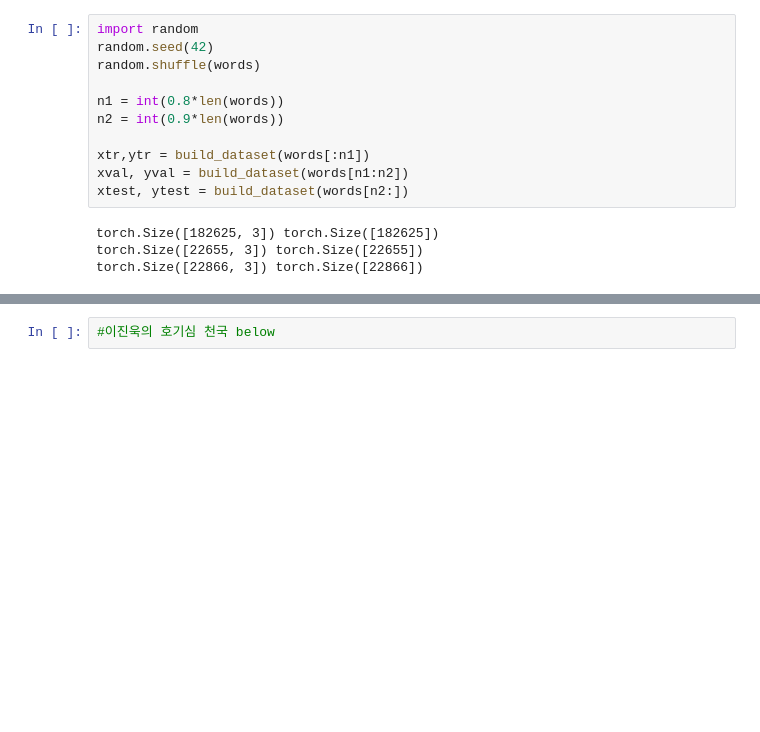
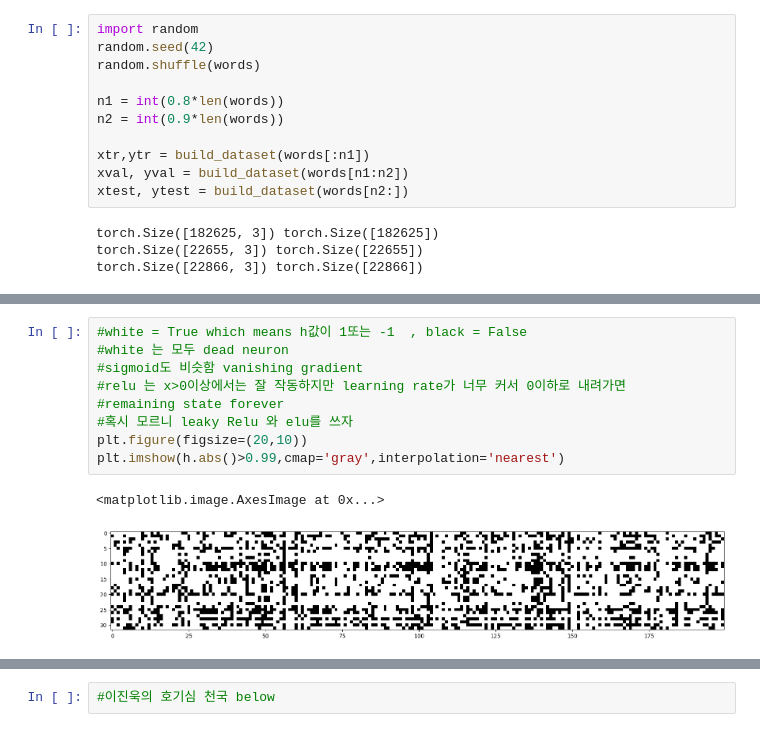
Before and after one commit to jinuk0211/python-ML, a Jupyter notebook: activation,_batchnorm.ipynb, the cells around one changed output, grey strips where cells are left out. Saved outputs shown, nothing was run; the diff lists cells and outputs as text; blank space fills up the shorter version.

```diff
--- a/activation,_batchnorm.ipynb
+++ b/activation,_batchnorm.ipynb
@@ -210,0 +316,12 @@ for i in range(max_step):
+# %%
+#white = True which means h값이 1또는 -1  , black = False
+#white 는 모두 dead neuron
+#sigmoid도 비슷함 vanishing gradient
+#relu 는 x>0이상에서는 잘 작동하지만 learning rate가 너무 커서 0이하로 내려가면
+#remaining state forever
+#혹시 모르니 leaky Relu 와 elu를 쓰자
+plt.figure(figsize=(20,10))
+plt.imshow(h.abs()>0.99,cmap='gray',interpolation='nearest')
+# %% [output]
+<matplotlib.image.AxesImage at 0x...>
+[figure, added]
```
Also changed, not shown: parts of 25 cells of this notebook.
